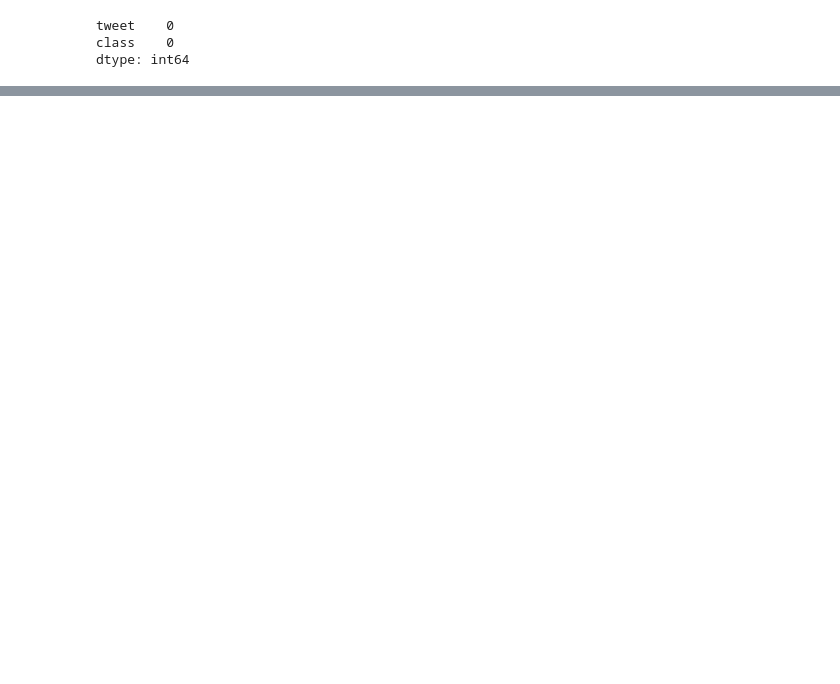
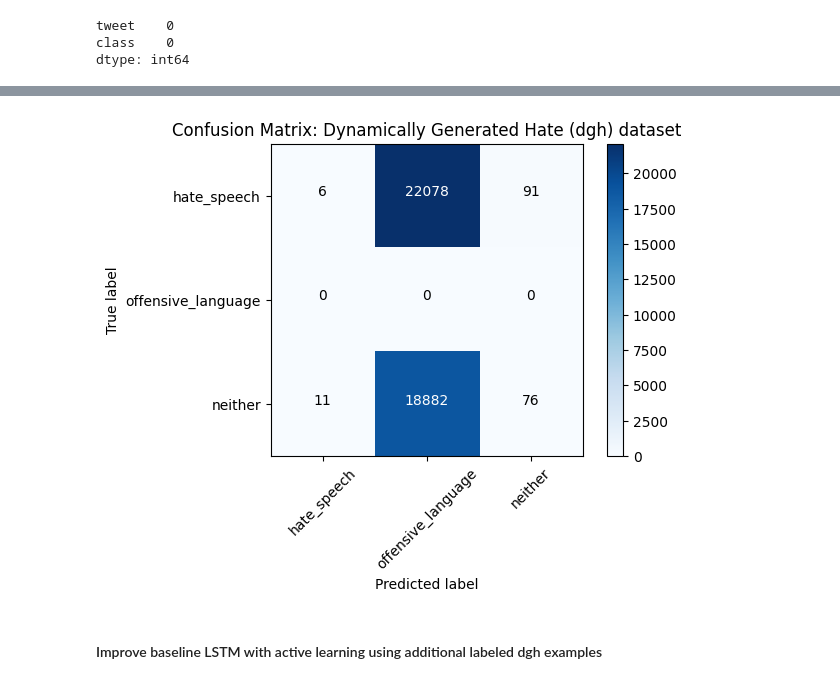
Before and after one commit to PatrickKudo/hate_speech_detection, a Jupyter notebook: HateSpeech_LSTM.ipynb, the cells around one changed output, grey strips where cells are left out. Drawn from its saved outputs; the diff is of its cells as text; code cells hidden in the pictures; blank space fills up the shorter version.

```diff
--- a/HateSpeech_LSTM.ipynb
+++ b/HateSpeech_LSTM.ipynb
@@ -252,0 +274,5 @@ Final Accuracy: 0.8955
+# %%
+# Read in Dynamically-Generated-Hate-Dataset v0.2.3 file
+fpath = r"DGHatev0_2_3.csv"
+dgh = pd.read_csv(fpath)
+dgh.head()
@@ -252,0 +290,9 @@ Final Accuracy: 0.8955
+# %%
+# Change variable names and observation classes
+dgh.rename(columns={'text': 'tweet', 'label': 'class'}, inplace=True)
+dgh['class'] = dgh['class'].map({'hate':0, 'nothate':2})
+# %%
+# Preprocess DGH dataset
+X_dgh = cv.fit_transform(dgh['tweet']).toarray()
+y_dgh = dgh['class']
+y_dgh = to_categorical(y_dgh, num_classes = 3)
@@ -252,0 +301,6 @@ Final Accuracy: 0.8955
+# %%
+# Predict and calculate confusion matrix
+y_dgh_pred = model.predict(X_dgh)
+y_dgh_pred_classes = np.argmax(y_dgh_pred, axis=1)
+y_dgh_true = np.argmax(y_dgh, axis=1)
+cm = confusion_matrix(y_dgh_true, y_dgh_pred_classes)
@@ -252,0 +309,9 @@ Final Accuracy: 0.8955
+# %%
+class_names = ['hate_speech', 'offensive_language', 'neither']
+plt.figure()
+plot_confusion_matrix(cm, classes=class_names, title='Confusion Matrix: Dynamically Generated Hate (dgh) dataset')
+plt.show()
+# %% [output]
+[figure, added]
+# %% [markdown]
+#### Improve baseline LSTM with active learning using additional labeled dgh examples
```
Also changed, not shown: parts of 35 cells of this notebook.
